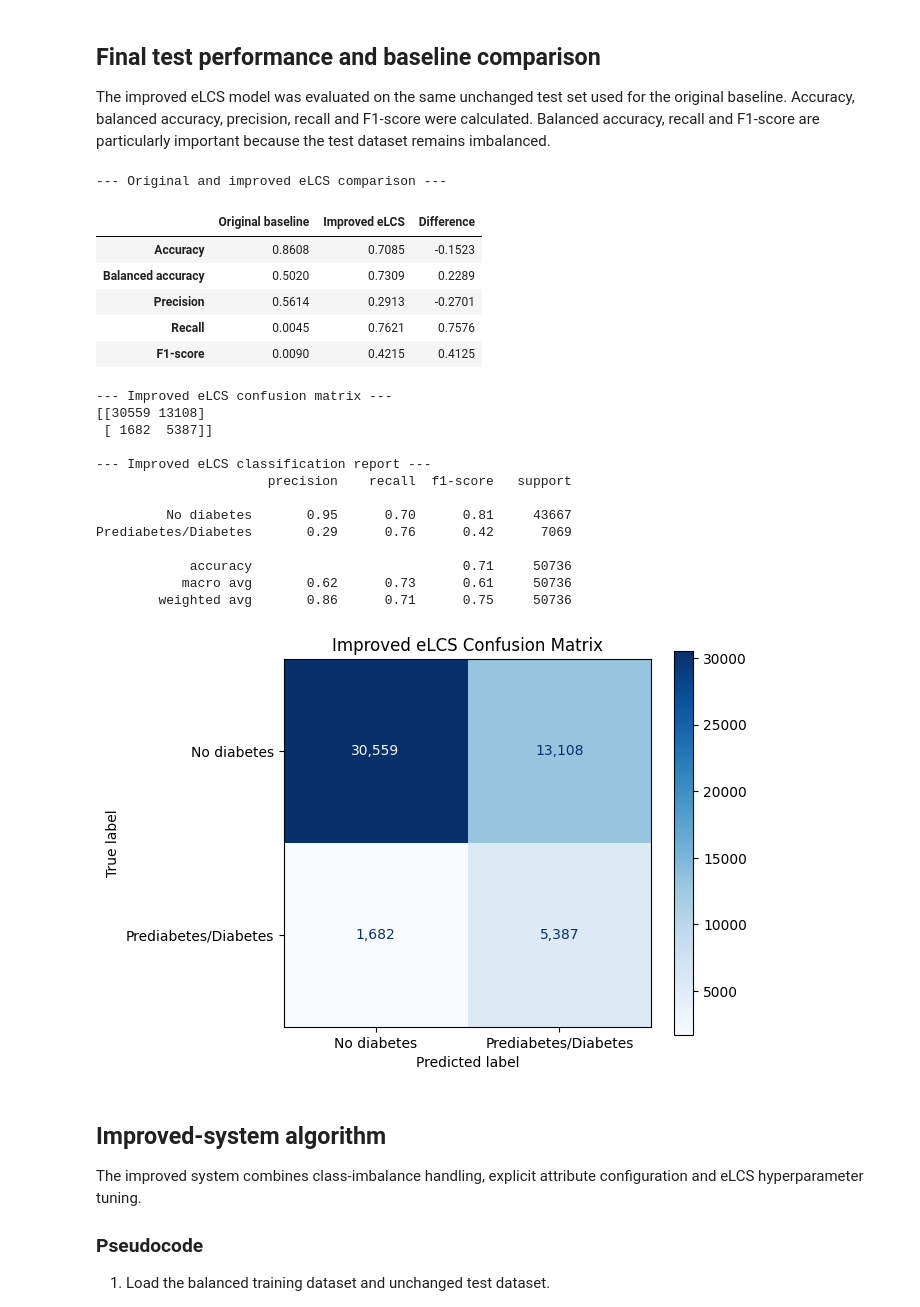
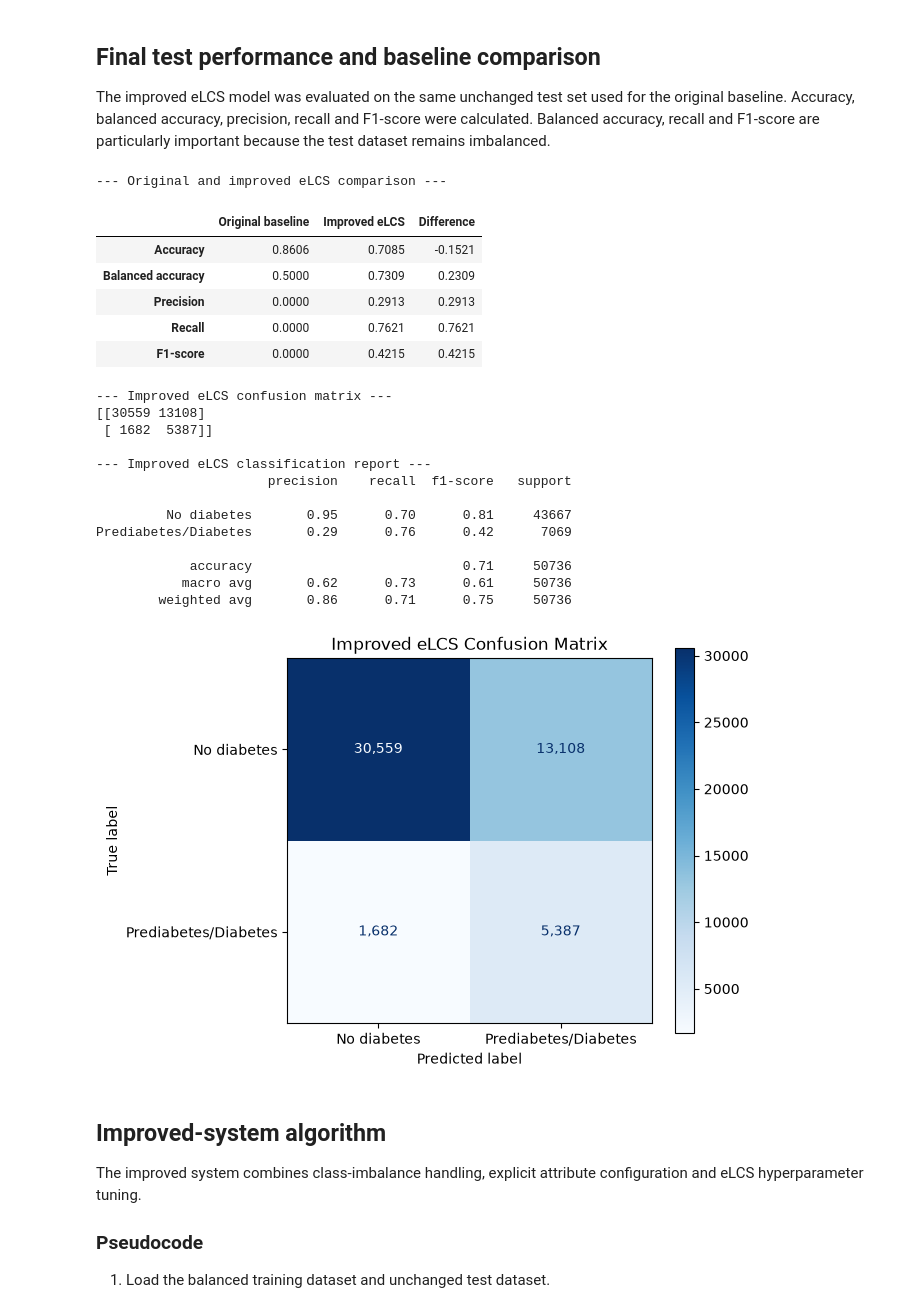
Before and after one commit to ikhalf0/Data_Engineering_and_Ai, a Jupyter notebook: notebooks/07_improved_elcs_system.ipynb, the cells around one changed output. Saved outputs shown, nothing was run; the diff lists cells and outputs as text; code cells hidden in the pictures.

Commit message:
Reproduce tuning and correct improved eLCS comparison

```diff
--- a/notebooks/07_improved_elcs_system.ipynb
+++ b/notebooks/07_improved_elcs_system.ipynb
@@ -455,13 +472,13 @@ improved_f1 = f1_score(
     zero_division=0
 )
 
-# Original baseline results
+# Original baseline results reproduced in Notebook 04
 baseline_results = {
-    "Accuracy": 0.8608,
-    "Balanced accuracy": 0.5020,
-    "Precision": 0.5614,
-    "Recall": 0.0045,
-    "F1-score": 0.0090
+    "Accuracy": 0.8606,
+    "Balanced accuracy": 0.5000,
+    "Precision": 0.0000,
+    "Recall": 0.0000,
+    "F1-score": 0.0000
 }
 
 improved_results = {
@@ -514,39 +531,39 @@ display_matrix = ConfusionMatrixDisplay(
     display_labels=[
         "No diabetes",
         "Prediabetes/Diabetes"
     ]
 )
 
 display_matrix.plot(
     cmap="Blues",
     values_format=","
 )
 
 plt.title("Improved eLCS Confusion Matrix")
 plt.tight_layout()
 plt.show()
 # %% [output]
 --- Original and improved eLCS comparison ---
 |  | Original baseline | Improved eLCS | Difference |
-| Accuracy | 0.8608 | 0.7085 | -0.1523 |
-| Balanced accuracy | 0.5020 | 0.7309 | 0.2289 |
-| Precision | 0.5614 | 0.2913 | -0.2701 |
-| Recall | 0.0045 | 0.7621 | 0.7576 |
-| F1-score | 0.0090 | 0.4215 | 0.4125 |
+| Accuracy | 0.8606 | 0.7085 | -0.1521 |
+| Balanced accuracy | 0.5000 | 0.7309 | 0.2309 |
+| Precision | 0.0000 | 0.2913 | 0.2913 |
+| Recall | 0.0000 | 0.7621 | 0.7621 |
+| F1-score | 0.0000 | 0.4215 | 0.4215 |
 --- Improved eLCS confusion matrix ---
 [[30559 13108]
  [ 1682  5387]]
 
 --- Improved eLCS classification report ---
                       precision    recall  f1-score   support
 
          No diabetes       0.95      0.70      0.81     43667
 Prediabetes/Diabetes       0.29      0.76      0.42      7069
 
             accuracy                           0.71     50736
            macro avg       0.62      0.73      0.61     50736
         weighted avg       0.86      0.71      0.75     50736
-[figure, old version]
+[figure, new version]
 # %% [markdown]
 ## Improved-system algorithm
 
```
Also changed, not shown: parts of 4 cells of this notebook.
